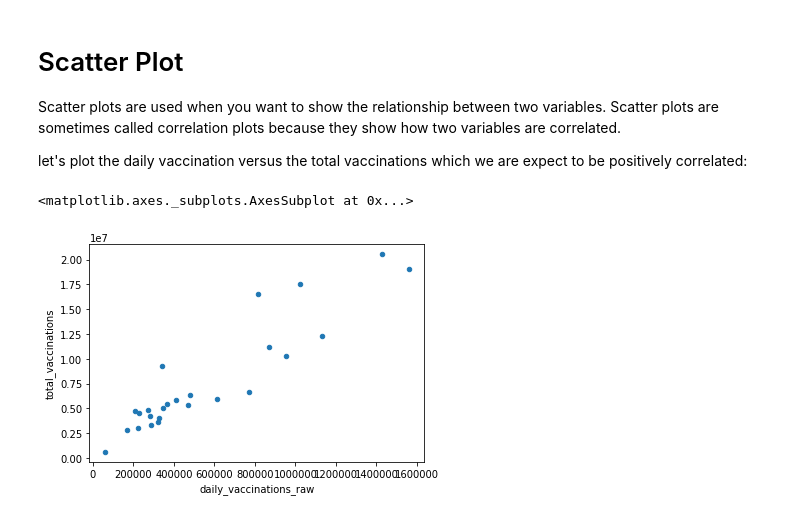
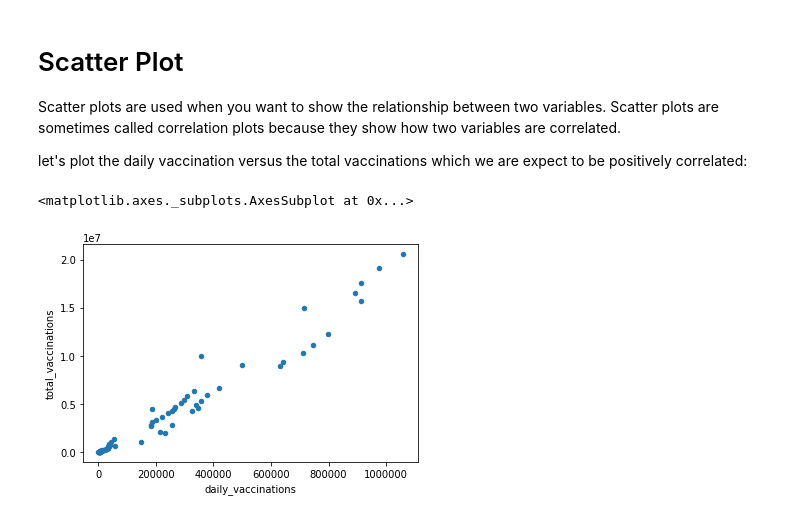
Before and after one commit to cra-international/Applications-of-Python--Pandas, a Jupyter notebook: Tutorial - Pandas Built-in Data Visualization.ipynb, the cells around one changed output. Drawn from its saved outputs; the diff is of its cells as text; code cells hidden in the pictures.

```diff
--- a/Tutorial - Pandas Built-in Data Visualization.ipynb
+++ b/Tutorial - Pandas Built-in Data Visualization.ipynb
@@ -97,7 +104,7 @@ pd.pivot_table(df, values='daily_vaccinations',index='date',columns='vaccines').
 # %% [markdown]
 Since there are so many countries in the data frame, let us just focus on UK, US and China and explora more!
 # %%
-us_uk_china=df.loc[df.country.isin(['United States','United Kingdom','China'])]
+us_uk_china_canada=df.loc[df.country.isin(['United States','United Kingdom','China','Canada'])]
 # %% [markdown]
 
 # Plot Types
@@ -164,7 +193,7 @@ Scatter plots are used when you want to show the relationship between two variab
 
 let's plot the daily vaccination versus the total vaccinations which we are expect to be positively correlated:
 # %%
-us_uk_china.plot(kind='scatter',x ='daily_vaccinations_raw', y ='total_vaccinations')
+us_uk_china_canada.plot(kind='scatter',x ='daily_vaccinations', y ='total_vaccinations')
 # %% [output]
 <matplotlib.axes._subplots.AxesSubplot at 0x...>
-[figure, old version]
+[figure, new version]
```
Also changed, not shown: parts of 16 cells of this notebook, 1 other file.
